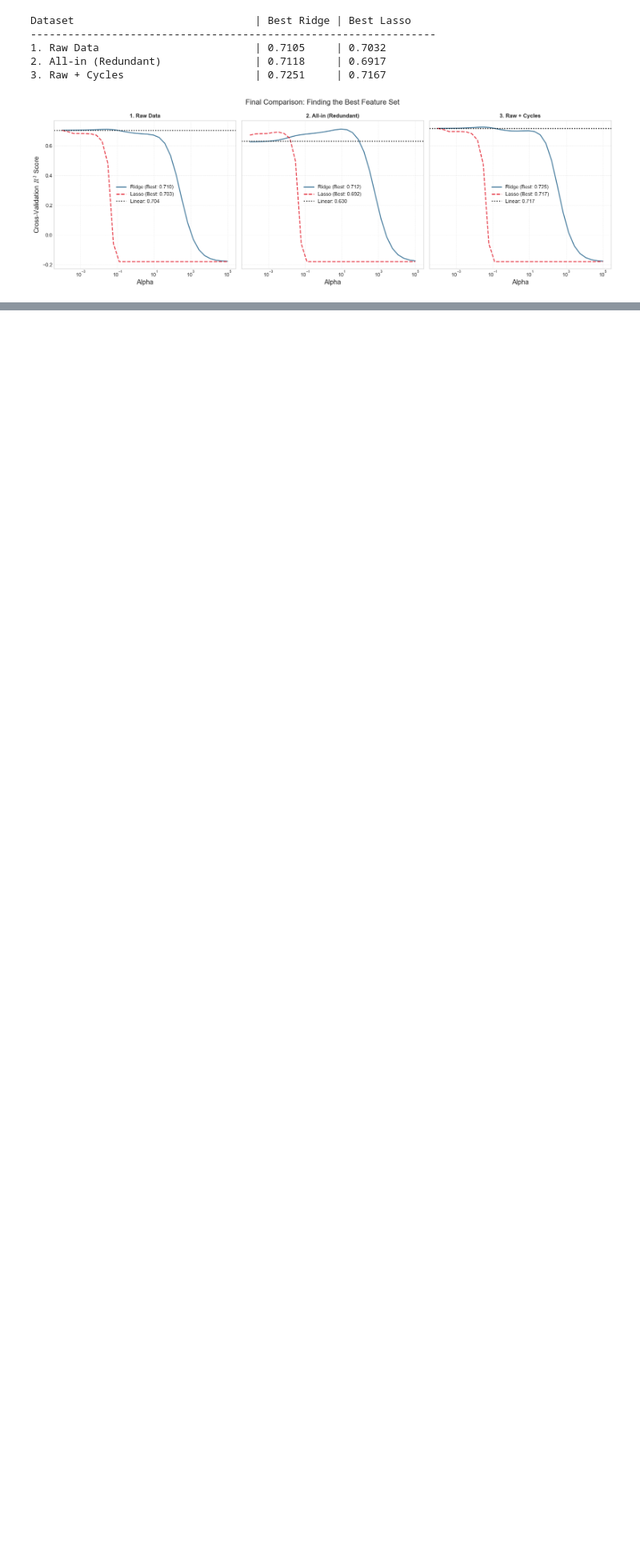
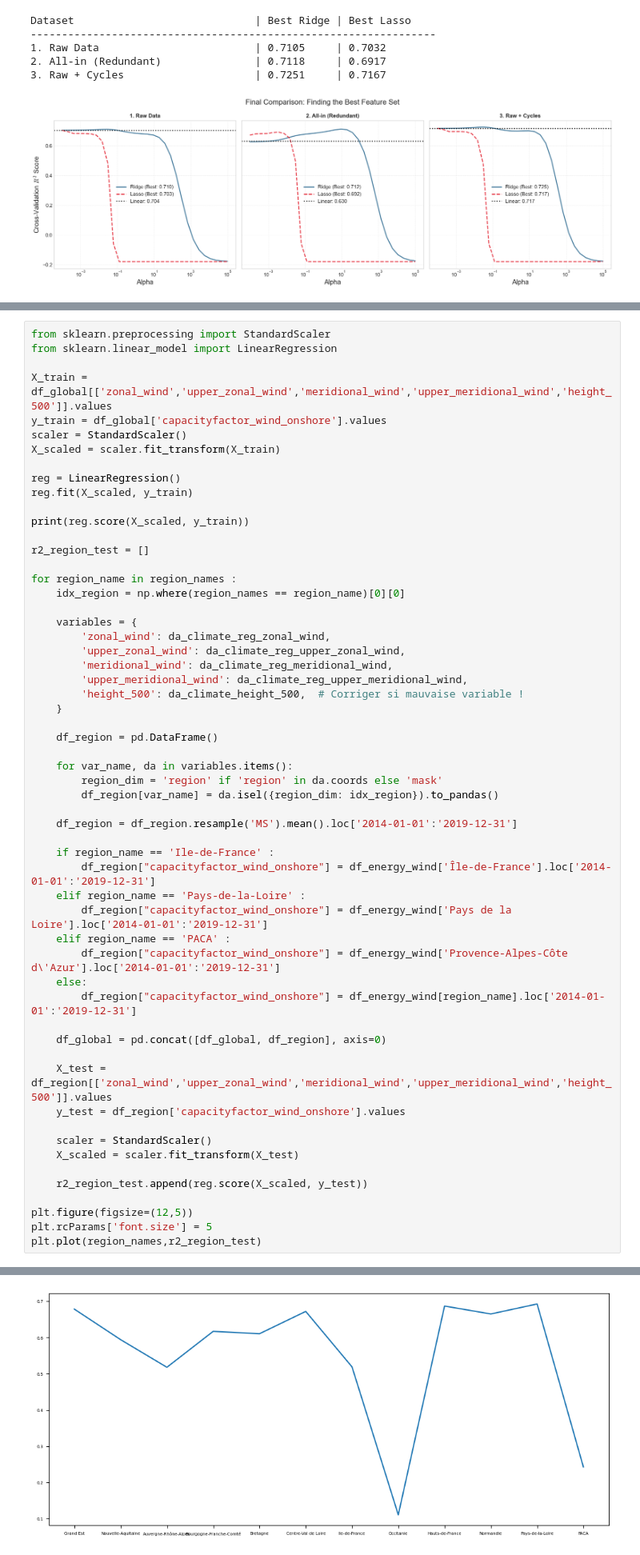
Before and after one commit to Amaury-lbn/Machine_learning_for_cliamte, a Jupyter notebook: project_vre.ipynb, the cells around one changed output, grey strips where cells are left out. Shown at 80% size. Drawn from its saved outputs; the diff is of its cells as text; blank space fills up the shorter version.

```diff
--- a/project_vre.ipynb
+++ b/project_vre.ipynb
@@ -611,0 +675,58 @@ The most accurate and robust model was achieved using the **simplest feature set
+# %%
+from sklearn.preprocessing import StandardScaler
+from sklearn.linear_model import LinearRegression
+
+X_train = df_global[['zonal_wind','upper_zonal_wind','meridional_wind','upper_meridional_wind','height_500']].values
+y_train = df_global['capacityfactor_wind_onshore'].values
+scaler = StandardScaler()
+X_scaled = scaler.fit_transform(X_train)
+
+reg = LinearRegression()
+reg.fit(X_scaled, y_train)
+
+print(reg.score(X_scaled, y_train))
+
+r2_region_test = []
+
+for region_name in region_names :
+    idx_region = np.where(region_names == region_name)[0][0]
+
+    variables = {
+        'zonal_wind': da_climate_reg_zonal_wind,
+        'upper_zonal_wind': da_climate_reg_upper_zonal_wind,
+        'meridional_wind': da_climate_reg_meridional_wind,
+        'upper_meridional_wind': da_climate_reg_upper_meridional_wind,
+        'height_500': da_climate_height_500,  # Corriger si mauvaise variable !
+    }
+
+    df_region = pd.DataFrame()
+
+    for var_name, da in variables.items():
+        region_dim = 'region' if 'region' in da.coords else 'mask'
+        df_region[var_name] = da.isel({region_dim: idx_region}).to_pandas()
+
+    df_region = df_region.resample('MS').mean().loc['2014-01-01':'2019-12-31']
+
+    if region_name == 'Ile-de-France' :
+        df_region["capacityfactor_wind_onshore"] = df_energy_wind['Île-de-France'].loc['2014-01-01':'2019-12-31']
+    elif region_name == 'Pays-de-la-Loire' :
+        df_region["capacityfactor_wind_onshore"] = df_energy_wind['Pays de la Loire'].loc['2014-01-01':'2019-12-31']
+    elif region_name == 'PACA' :
+        df_region["capacityfactor_wind_onshore"] = df_energy_wind['Provence-Alpes-Côte d\'Azur'].loc['2014-01-01':'2019-12-31']
+    else:
+        df_region["capacityfactor_wind_onshore"] = df_energy_wind[region_name].loc['2014-01-01':'2019-12-31']
+
+    df_global = pd.concat([df_global, df_region], axis=0)
+
+    X_test = df_region[['zonal_wind','upper_zonal_wind','meridional_wind','upper_meridional_wind','height_500']].values
+    y_test = df_region['capacityfactor_wind_onshore'].values
+
+    scaler = StandardScaler()
+    X_scaled = scaler.fit_transform(X_test)
+
+    r2_region_test.append(reg.score(X_scaled, y_test))
+
+plt.figure(figsize=(12,5))
+plt.rcParams['font.size'] = 5
+plt.plot(region_names,r2_region_test)
+# %% [output]
@@ -611,0 +735 @@ The most accurate and robust model was achieved using the **simplest feature set
+[figure, added]
```
Also changed, not shown: parts of 8 cells of this notebook.
